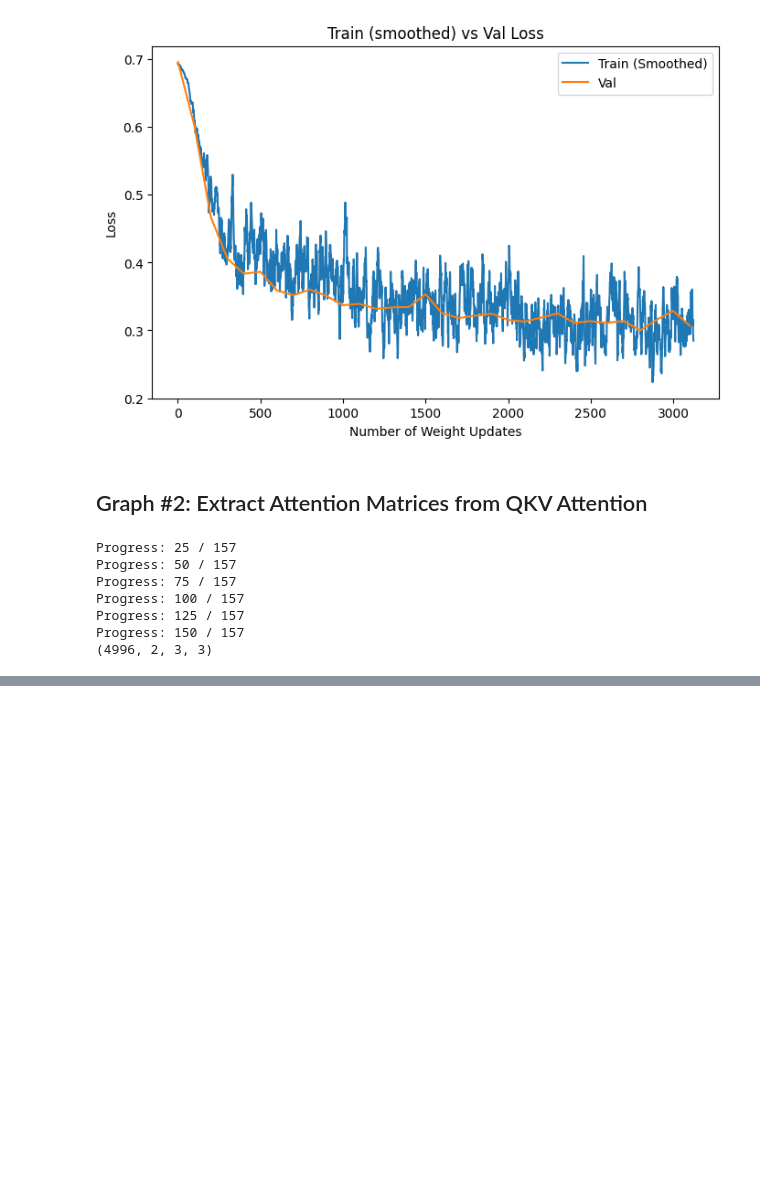
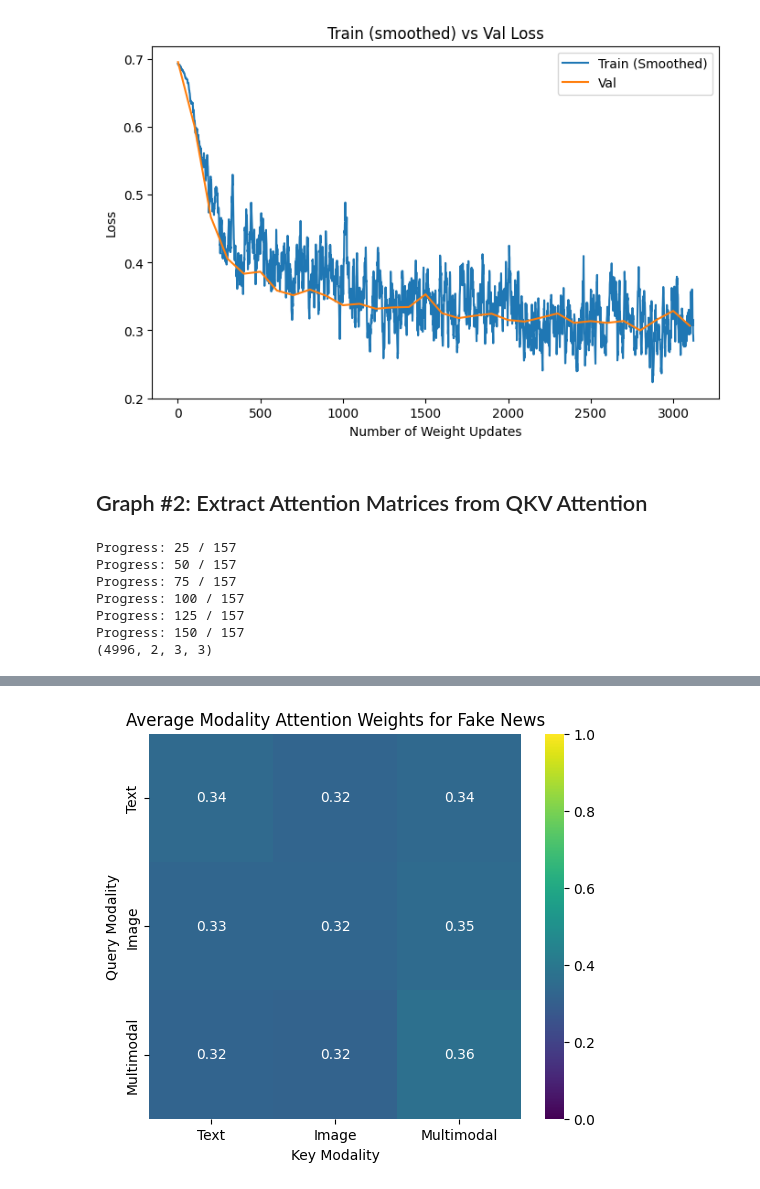
Before and after one commit to Ravi-Raghavan/ESE-5460-Final-Project, a Jupyter notebook: notebooks/multimodal/CLIP/CLIP_Models_Analysis.ipynb, the cells around one changed output, grey strips where cells are left out. Saved outputs shown, nothing was run; the diff lists cells and outputs as text; code cells hidden in the pictures; blank space fills up the shorter version.

```diff
--- a/notebooks/multimodal/CLIP/CLIP_Models_Analysis.ipynb
+++ b/notebooks/multimodal/CLIP/CLIP_Models_Analysis.ipynb
@@ -1069,0 +1079,10 @@ plt.show()
+# %%
+plt.figure(figsize=(6,5))
+sns.heatmap(avg_attn_weights_fake, annot=True, fmt=".2f", cmap="viridis",
+            xticklabels=tokens, yticklabels=tokens, vmin=0, vmax=1)
+plt.title("Average Modality Attention Weights for Fake News")
+plt.xlabel("Key Modality")
+plt.ylabel("Query Modality")
+plt.show()
+# %% [output]
+[figure, added]
```
Also changed, not shown: parts of 2 cells of this notebook.
